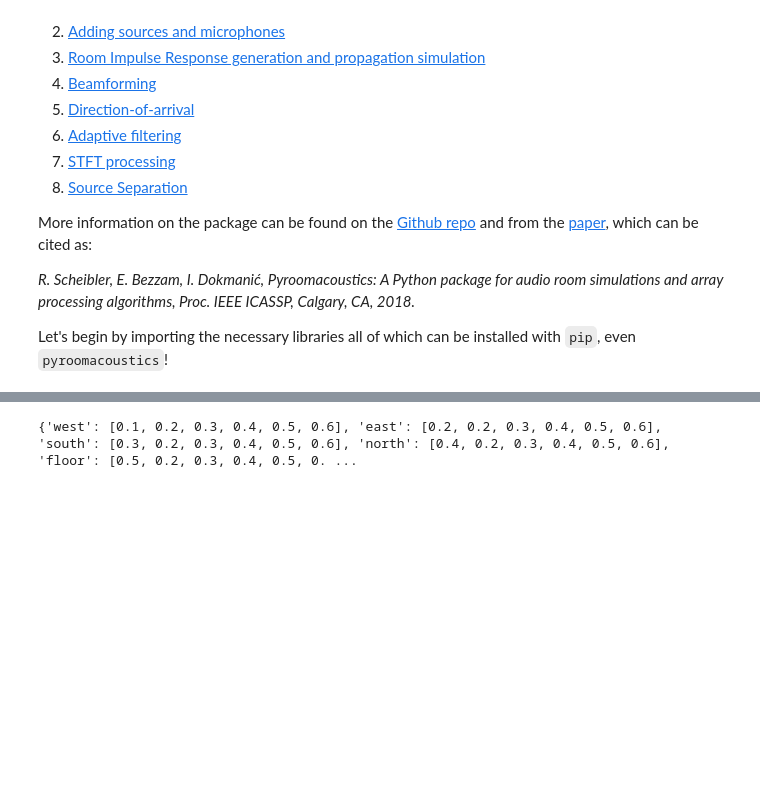
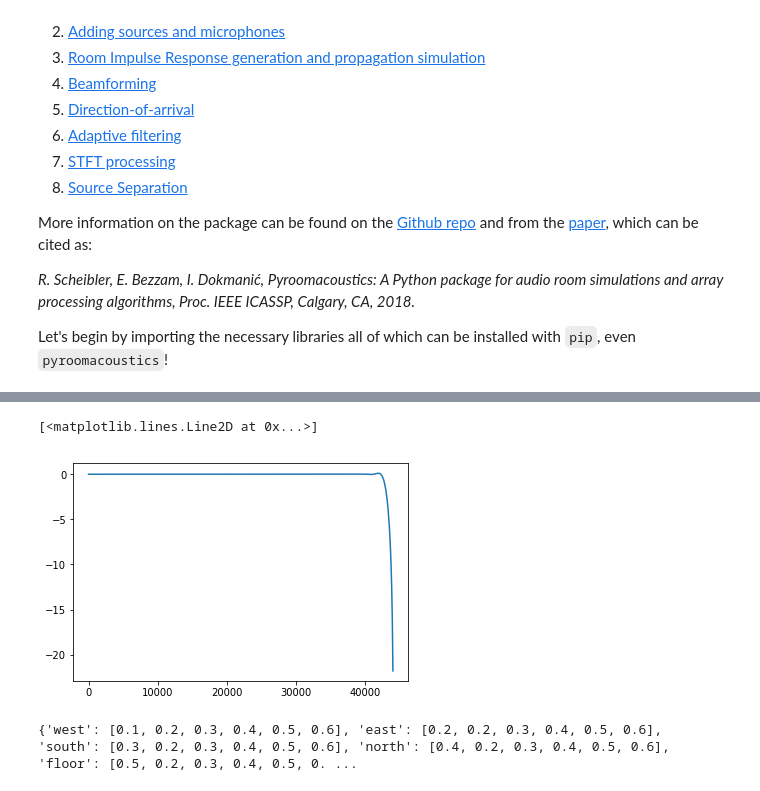
Before and after one commit to LCAV/pyroomacoustics, a Jupyter notebook: pyroomacoustics_demo.ipynb, the cells around one changed output, grey strips where cells are left out. Drawn from its saved outputs; the diff is of its cells as text; code cells hidden in the pictures; blank space fills up the shorter version.

```diff
--- a/pyroomacoustics_demo.ipynb
+++ b/pyroomacoustics_demo.ipynb
@@ -33,3 +47,10 @@ import pyroomacoustics as pra
+# %%
+fs = 88200
+w, h = signal.freqz(window)
+plt.plot([rad2freq(rad, fs) for rad in w], 20 * np.log10(abs(h)))
+# %% [output]
+[<matplotlib.lines.Line2D at 0x...>]
+[figure, added]
 # %%
 names = ['west', 'east', 'south', 'north','floor', 'ceiling']
 absorption = dict({'west':[0.1, 0.2, 0.3, 0.4, 0.5, 0.6],'east':[0.2, 0.2, 0.3, 0.4, 0.5, 0.6],'south':[0.3, 0.2, 0.3, 0.4, 0.5, 0.6],'north':[0.4, 0.2, 0.3, 0.4, 0.5, 0.6],'floor':[0.5, 0.2, 0.3, 0.4, 0.5, 0.6],'ceiling':[0.6, 0.2, 0.3, 0.4, 0.5, 0.6]})
```
Also changed, not shown: parts of 82 cells of this notebook, 4 other files.
